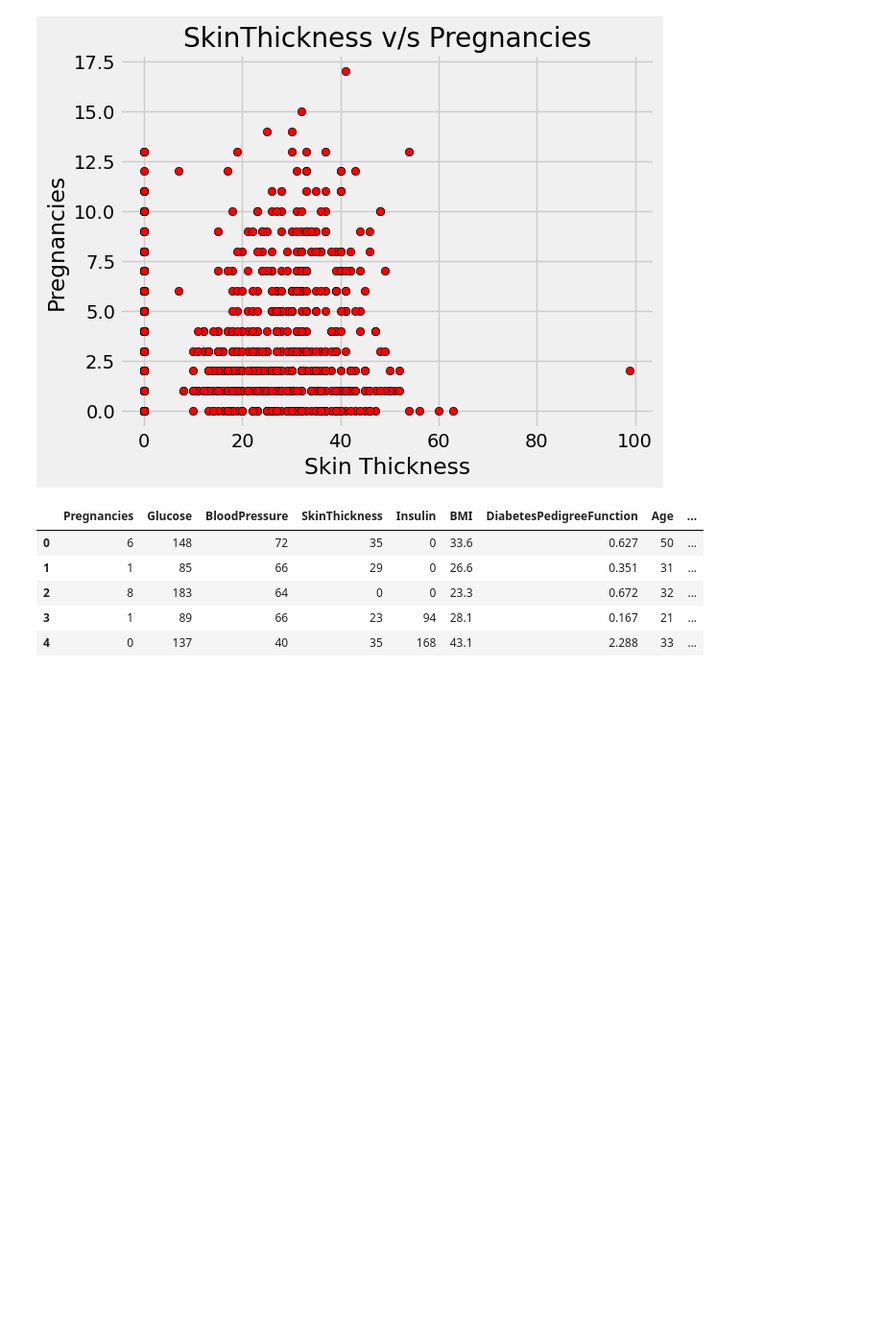
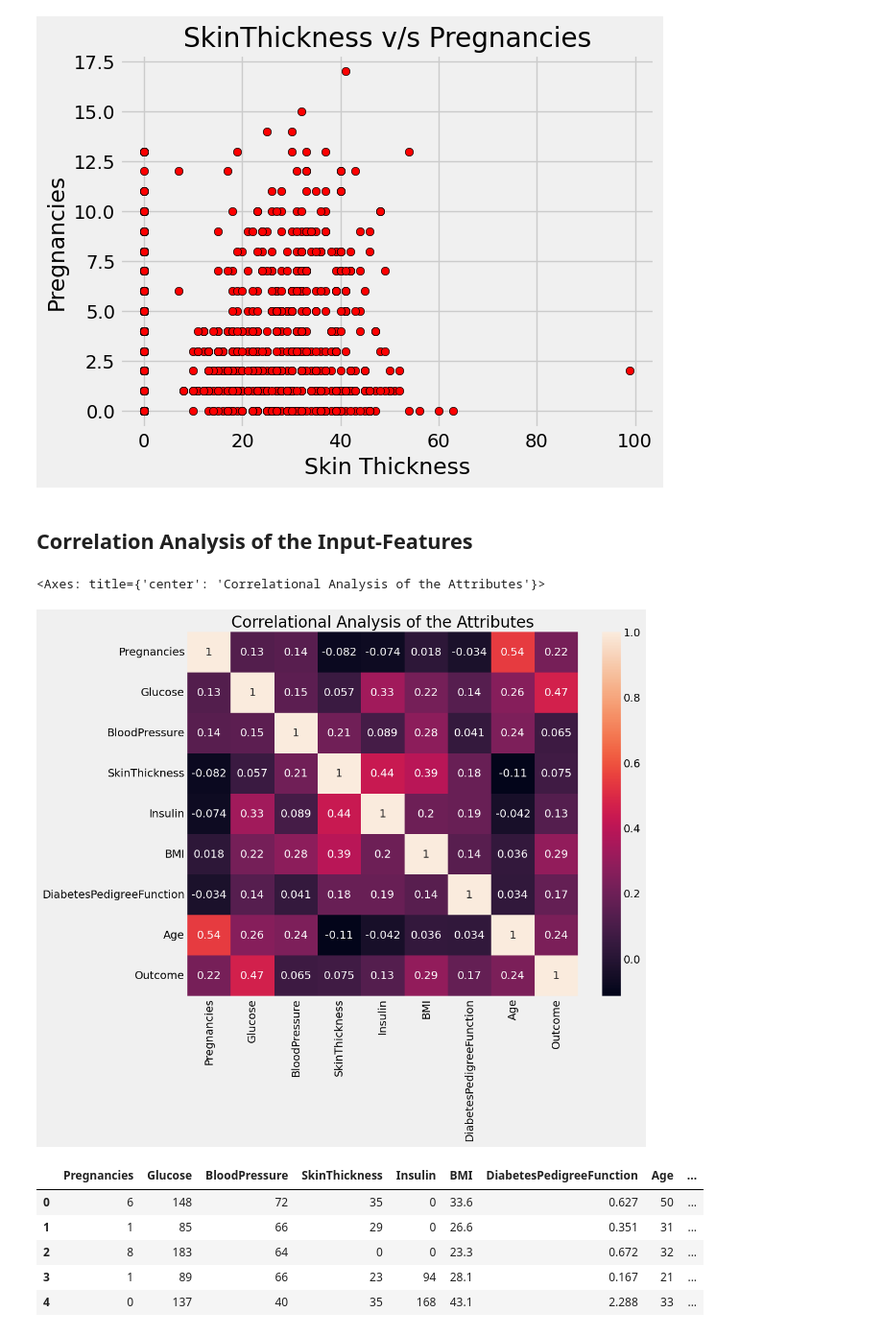
Before and after one commit to SianRods/Data-Science-ML, a Jupyter notebook: Diabetes_Data_Set/notebooks/d1.ipynb, the cells around one changed output. Shown at 96% size. Cells and saved outputs as stored; diff of their text form; code cells hidden in the pictures; blank space fills up the shorter version.

```diff
--- a/Diabetes_Data_Set/notebooks/d1.ipynb
+++ b/Diabetes_Data_Set/notebooks/d1.ipynb
@@ -126,6 +130,16 @@ plt.xlabel("Skin Thickness")
 # %% [output]
 Text(0.5, 0, 'Skin Thickness')
 [figure]
+# %% [markdown]
+## Correlation Analysis of the Input-Features
+# %%
+correlation_df=diabetes_df.corr()
+plt.figure(figsize=(10,8))
+plt.title("Correlational Analysis of the Attributes")
+sns.heatmap(correlation_df,annot=True)
+# %% [output]
+<Axes: title={'center': 'Correlational Analysis of the Attributes'}>
+[figure, added]
 # %%
 diabetes_df.head()
 # %% [output]
```
Also changed, not shown: parts of 34 cells of this notebook.
